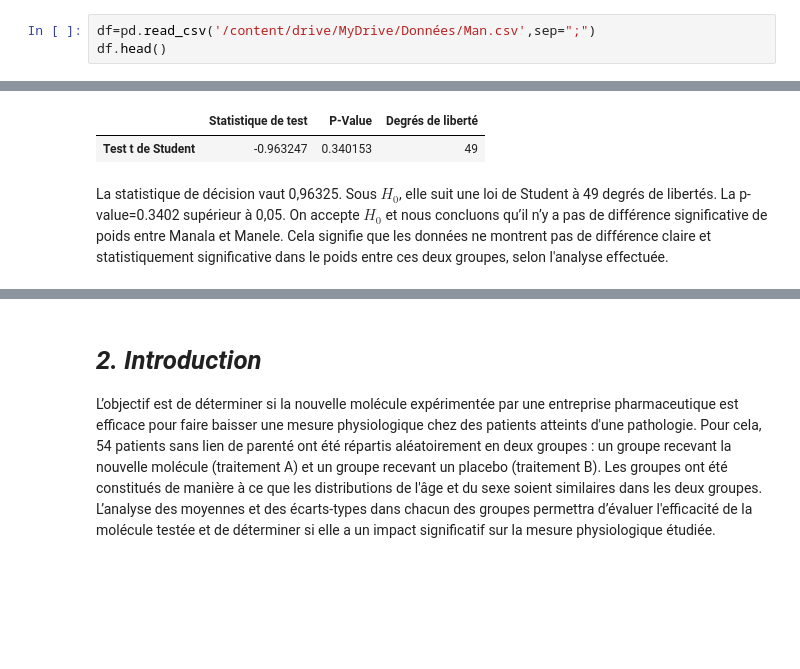
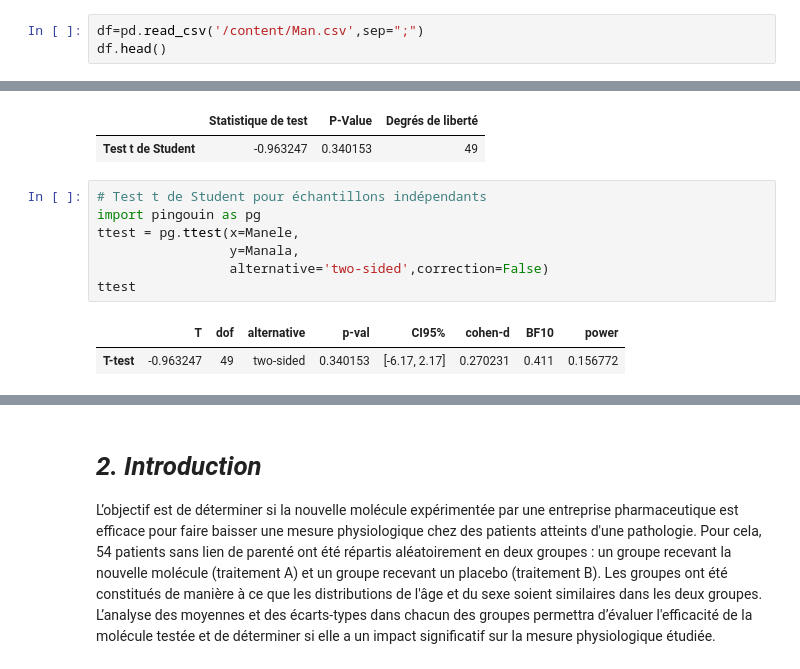
Before and after one commit to bigirimanainnocent12/Test-T-de-student-pour-deux-chantillons-ind-pendants, a Jupyter notebook: Test_T_de_Student_Pour_Deux_échantillons_Indépendants.ipynb, the cells around one changed output, grey strips where cells are left out. Saved outputs shown, nothing was run; the diff lists cells and outputs as text; blank space fills up the shorter version.

```diff
--- a/Test_T_de_Student_Pour_Deux_échantillons_Indépendants.ipynb
+++ b/Test_T_de_Student_Pour_Deux_échantillons_Indépendants.ipynb
@@ -18,7 +18,7 @@ import seaborn as sns
 # %% [markdown]
 # ***Importatiobs de la base de données***
 # %%
-df=pd.read_csv('/content/drive/MyDrive/Données/Man.csv',sep=";")
+df=pd.read_csv('/content/Man.csv',sep=";")
 df.head()
 # %% [output]
 |  | Manele | Manala |
@@ -382,5 +394,13 @@ ttest_ind
 # %% [output]
 |  | Statistique de test | P-Value | Degrés de liberté |
 | Test t de Student | -0.963247 | 0.340153 | 49 |
-# %% [markdown]
-La statistique de décision vaut 0,96325. Sous $H_0$, elle suit une loi de Student à 49 degrés de libertés. La p-value=0.3402 supérieur à 0,05. On accepte $H_0$ et nous concluons qu’il n’y a pas de différence significative de poids entre Manala et Manele. Cela signifie que les données ne montrent pas de différence claire et statistiquement significative dans le poids entre ces deux groupes, selon l'analyse effectuée.
+# %%
+# Test t de Student pour échantillons indépendants
+import pingouin as pg
+ttest = pg.ttest(x=Manele,
+                 y=Manala,
+                 alternative='two-sided',correction=False)
+ttest
+# %% [output]
+|  | T | dof | alternative | p-val | CI95% | cohen-d | BF10 | power |
+| T-test | -0.963247 | 49 | two-sided | 0.340153 | [-6.17, 2.17] | 0.270231 | 0.411 | 0.156772 |
```
Also changed, not shown: parts of 9 cells of this notebook.
